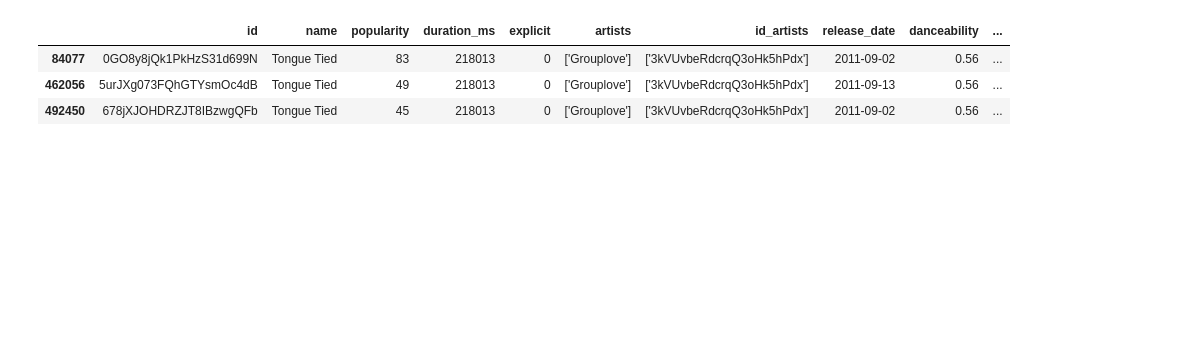
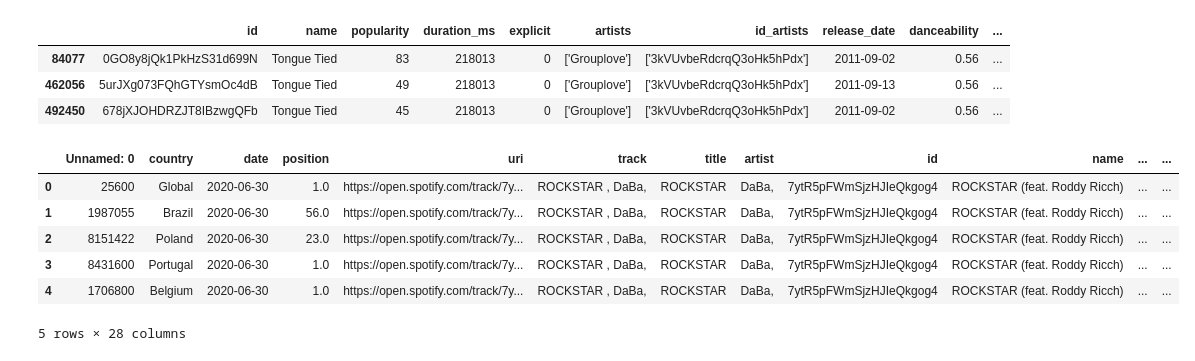
Before and after one commit to M-Sender/CS-Capstone, a Jupyter notebook: code/analysis.ipynb, the cells around one changed output. Drawn from its saved outputs; the diff is of its cells as text; code cells hidden in the pictures; blank space fills up the shorter version.

```diff
--- a/code/analysis.ipynb
+++ b/code/analysis.ipynb
@@ -102,3 +101,12 @@ tracks_df[(tracks_df['name']=='Tongue Tied') & (tracks_df['artists']=="['Grouplo
 | 492450 | 678jXJOHDRZJT8IBzwgQFb | Tongue Tied | 45 | 218013 | 0 | ['Grouplove'] | ['3kVUvbeRdcrqQ3oHk5hPdx'] | 2011-09-02 | 0.56 | ... |
 # %%
 holder_df = working_df.merge(tracks_df,on='id',how='inner')
+holder_df.head()
+# %% [output]
+|  | Unnamed: 0 | country | date | position | uri | track | title | artist | id | name | ... | ... |
+| 0 | 25600 | Global | 2020-06-30 | 1.0 | https://open.spotify.com/track/7y... | ROCKSTAR , DaBa, | ROCKSTAR | DaBa, | 7ytR5pFWmSjzHJIeQkgog4 | ROCKSTAR (feat. Roddy Ricch) | ... | ... |
+| 1 | 1987055 | Brazil | 2020-06-30 | 56.0 | https://open.spotify.com/track/7y... | ROCKSTAR , DaBa, | ROCKSTAR | DaBa, | 7ytR5pFWmSjzHJIeQkgog4 | ROCKSTAR (feat. Roddy Ricch) | ... | ... |
+| 2 | 8151422 | Poland | 2020-06-30 | 23.0 | https://open.spotify.com/track/7y... | ROCKSTAR , DaBa, | ROCKSTAR | DaBa, | 7ytR5pFWmSjzHJIeQkgog4 | ROCKSTAR (feat. Roddy Ricch) | ... | ... |
+| 3 | 8431600 | Portugal | 2020-06-30 | 1.0 | https://open.spotify.com/track/7y... | ROCKSTAR , DaBa, | ROCKSTAR | DaBa, | 7ytR5pFWmSjzHJIeQkgog4 | ROCKSTAR (feat. Roddy Ricch) | ... | ... |
+| 4 | 1706800 | Belgium | 2020-06-30 | 1.0 | https://open.spotify.com/track/7y... | ROCKSTAR , DaBa, | ROCKSTAR | DaBa, | 7ytR5pFWmSjzHJIeQkgog4 | ROCKSTAR (feat. Roddy Ricch) | ... | ... |
+5 rows × 28 columns
```
Also changed, not shown: parts of 5 cells of this notebook.
